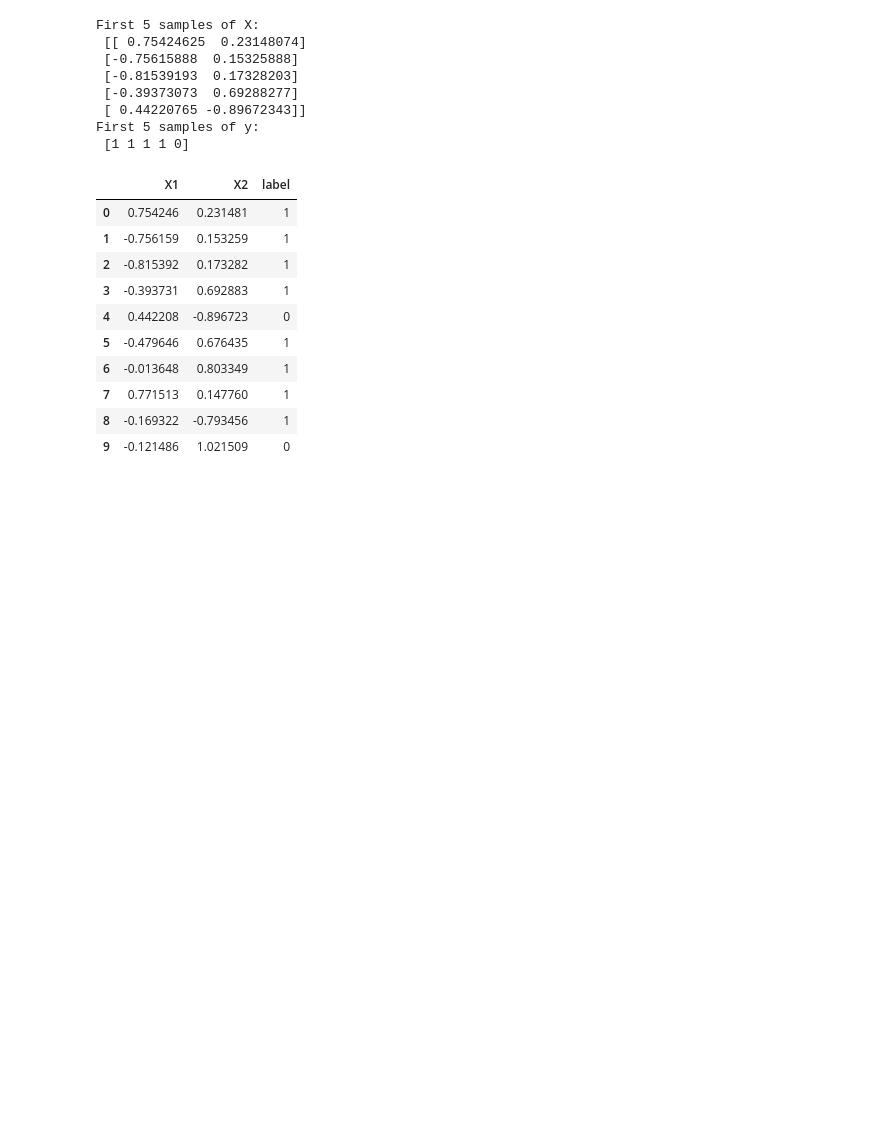
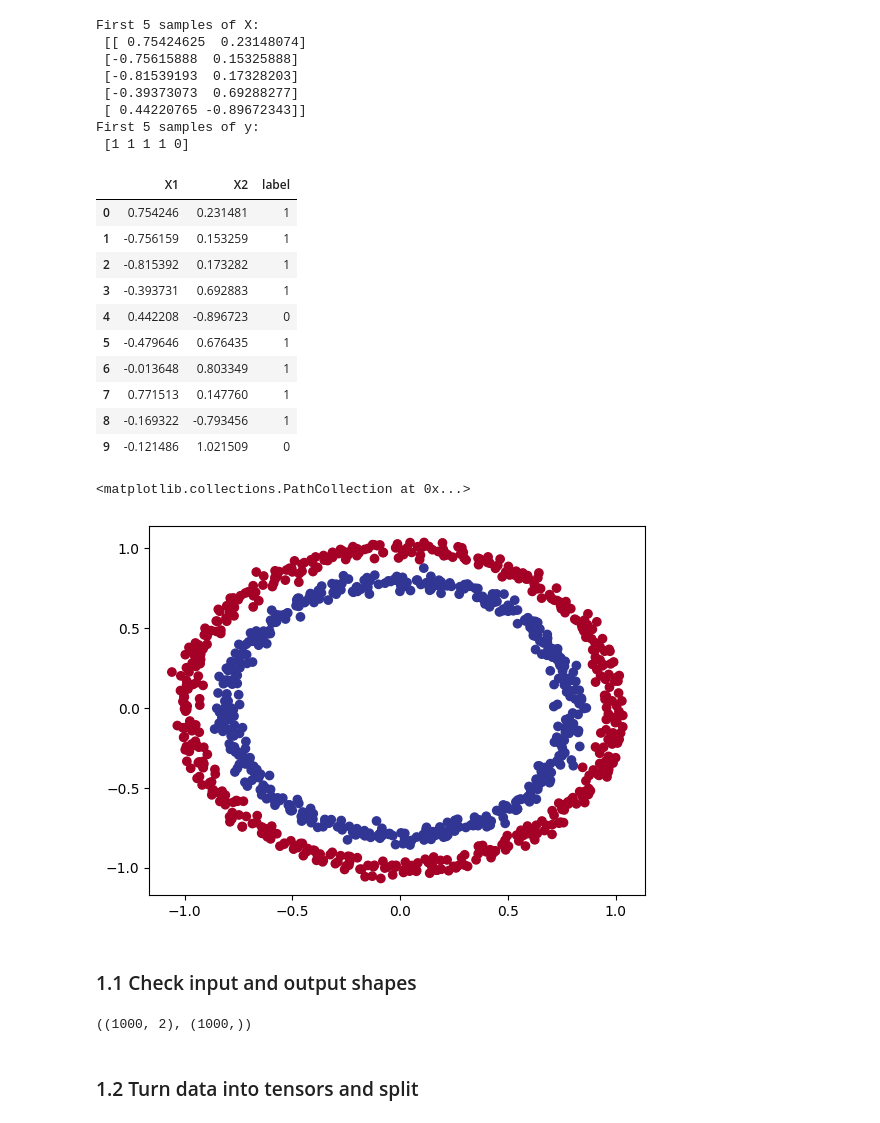
Before and after one commit to bohemian83/pytorch_yt, a Jupyter notebook: 02_pytorch_classification.ipynb, the cells around one changed output. Saved outputs shown, nothing was run; the diff lists cells and outputs as text; code cells hidden in the pictures; blank space fills up the shorter version.

```diff
--- a/02_pytorch_classification.ipynb
+++ b/02_pytorch_classification.ipynb
@@ -54,3 +54,20 @@ circles.head(10)
 | 7 | 0.771513 | 0.147760 | 1 |
 | 8 | -0.169322 | -0.793456 | 1 |
 | 9 | -0.121486 | 1.021509 | 0 |
+# %%
+# Visualize dataset
+plt.scatter(x=X[:, 0],
+            y=X[:,1],
+            c=y,
+            cmap=plt.cm.RdYlBu)
+# %% [output]
+<matplotlib.collections.PathCollection at 0x...>
+[figure, added]
+# %% [markdown]
+### 1.1 Check input and output shapes
+# %%
+X.shape, y.shape
+# %% [output]
+((1000, 2), (1000,))
+# %% [markdown]
+### 1.2 Turn data into tensors and split
```
Also changed, not shown: parts of 2 cells of this notebook.
